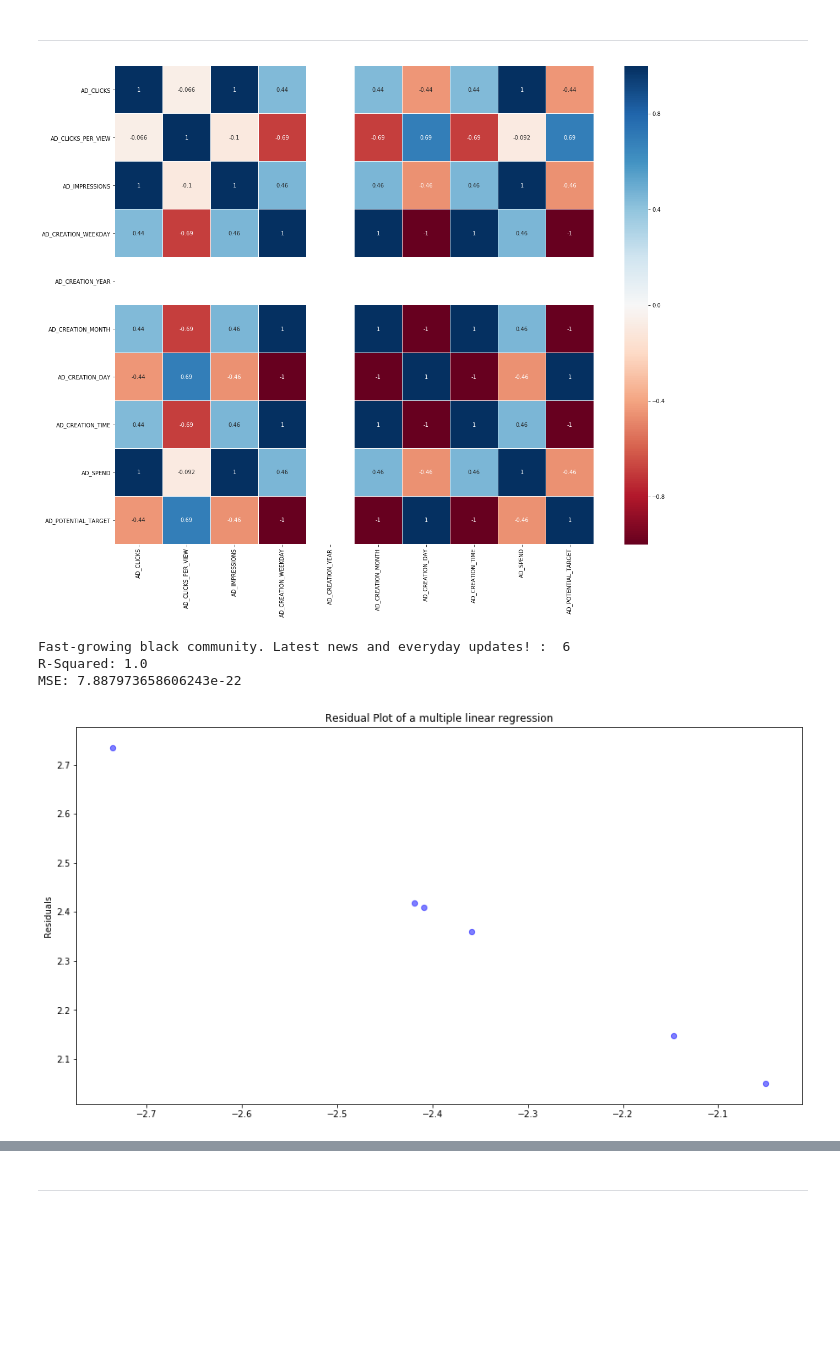
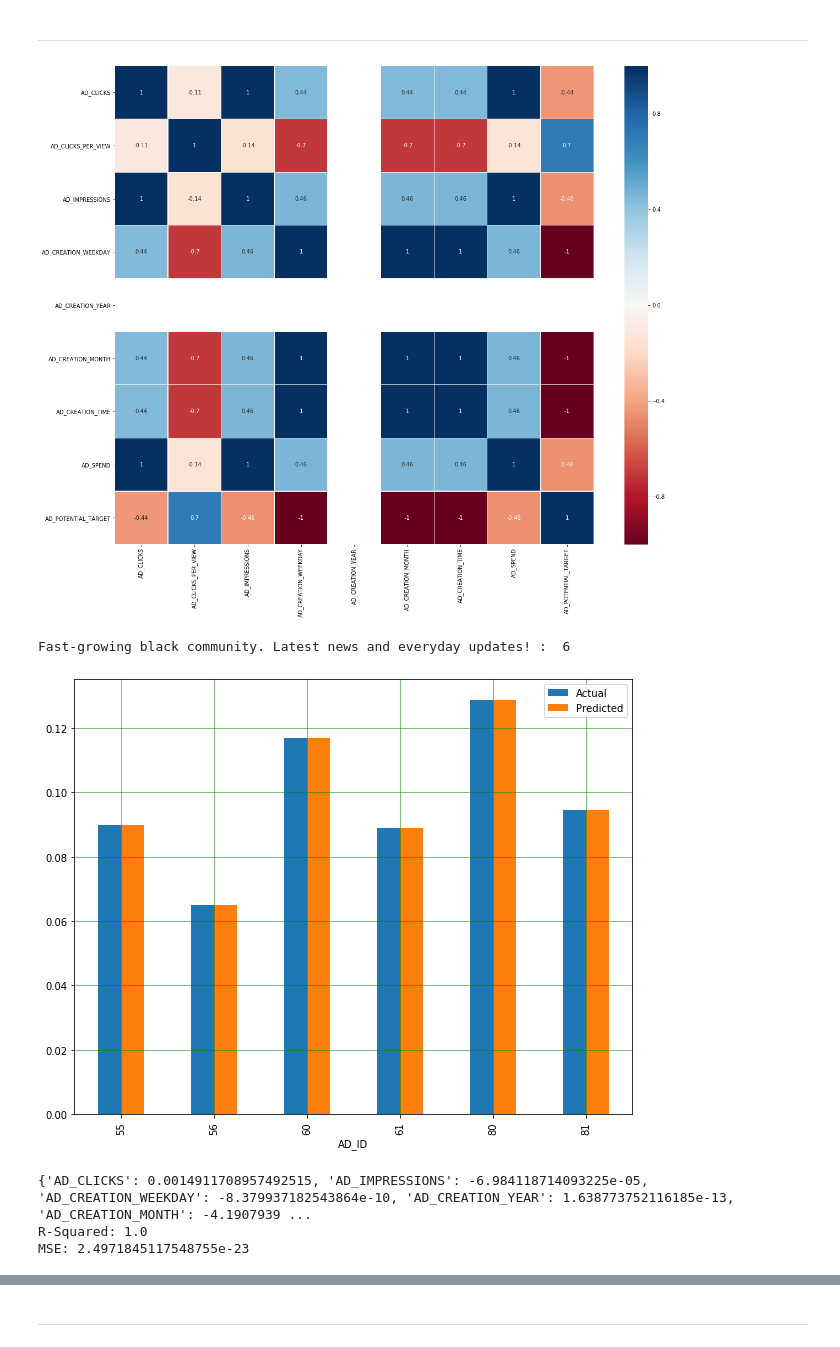
Before and after one commit to JulianJ1/IRA_Facebook_Ads, a Jupyter notebook: Scripts/duplicate_analysis_new.ipynb, the cells around one changed output, grey strips where cells are left out. Drawn from its saved outputs; the diff is of its cells as text; code cells hidden in the pictures; blank space fills up the shorter version.

```diff
--- a/Scripts/duplicate_analysis_new.ipynb
+++ b/Scripts/duplicate_analysis_new.ipynb
@@ -670,6 +867,6 @@ plt.show()
 # %%
-df = ira_data[(ira_data['Duplicate'] == True) & ira_data['AD_TEXT'].str.match('We speak for all fellow members of LGBT community across the nation.')][['AD_CLICKS', 'AD_CLICKS_PER_VIEW', 'AD_IMPRESSIONS', 'AD_CREATION_WEEKDAY','AD_CREATION_YEAR', 'AD_CREATION_MONTH','AD_CREATION_DAY','AD_CREATION_TIME', 'AD_SPEND', 'AD_POTENTIAL_TARGET']].dropna()
-X= df[['AD_CLICKS', 'AD_IMPRESSIONS', 'AD_CREATION_WEEKDAY','AD_CREATION_YEAR', 'AD_CREATION_MONTH','AD_CREATION_DAY','AD_CREATION_TIME', 'AD_SPEND', 'AD_POTENTIAL_TARGET']]
+df = ira_data[(ira_data['Duplicate'] == True) & ira_data['AD_TEXT'].str.match('We speak for all fellow members of LGBT community across the nation.')][['AD_CLICKS', 'AD_CLICKS_PER_VIEW', 'AD_IMPRESSIONS', 'AD_CREATION_WEEKDAY','AD_CREATION_YEAR', 'AD_CREATION_MONTH','AD_CREATION_TIME', 'AD_SPEND', 'AD_POTENTIAL_TARGET']].dropna()
+X= df[['AD_CLICKS', 'AD_IMPRESSIONS', 'AD_CREATION_WEEKDAY','AD_CREATION_YEAR', 'AD_CREATION_MONTH', 'AD_CREATION_TIME', 'AD_SPEND', 'AD_POTENTIAL_TARGET']]
 Y= df['AD_CLICKS_PER_VIEW']
 # %%
 reg = LinearRegression()
@@ -689,39 +886,57 @@ MSE: 0.005993763235242122
 # %% [markdown]
 ---------
 # %%
-df = ira_data[((ira_data['Duplicate'] == True) & ira_data['AD_IMPRESSIONS']>0) & ira_data['AD_CLICKS']>0][['AD_TEXT','AD_CLICKS', 'AD_CLICKS_PER_VIEW', 'AD_IMPRESSIONS', 'AD_CREATION_WEEKDAY','AD_CREATION_YEAR', 'AD_CREATION_MONTH','AD_CREATION_DAY','AD_CREATION_TIME', 'AD_SPEND', 'AD_POTENTIAL_TARGET']].dropna()
+df = ira_data[((ira_data['Duplicate'] == True) & ira_data['AD_IMPRESSIONS']>0) & ira_data['AD_CLICKS']>0][['AD_TEXT','AD_CLICKS', 'AD_CLICKS_PER_VIEW', 'AD_IMPRESSIONS', 'AD_CREATION_WEEKDAY','AD_CREATION_YEAR', 'AD_CREATION_MONTH','AD_CREATION_TIME', 'AD_CREATION_EPOCH_TIME', 'AD_SPEND', 'AD_POTENTIAL_TARGET']].dropna()
+std_dev = 3
+df = df[(np.abs(stats.zscore(df[['AD_CLICKS', 'AD_IMPRESSIONS', 'AD_CLICKS_PER_VIEW', 'AD_POTENTIAL_TARGET','AD_CREATION_WEEKDAY', 'AD_CREATION_EPOCH_TIME', 'AD_CREATION_YEAR', 'AD_CREATION_MONTH', 'AD_SPEND']])) < float(std_dev)).all(axis=1)]
+
 unique = df.groupby("AD_TEXT").filter(lambda x: len(x) >= 5)['AD_TEXT'].unique()
 
 i = 0
 for x in unique:
-    df_new = df[df['AD_TEXT'].str.match(x)][['AD_CLICKS', 'AD_CLICKS_PER_VIEW', 'AD_IMPRESSIONS', 'AD_CREATION_WEEKDAY','AD_CREATION_YEAR', 'AD_CREATION_MONTH','AD_CREATION_DAY','AD_CREATION_TIME', 'AD_SPEND', 'AD_POTENTIAL_TARGET']].dropna()
-    X= df_new[['AD_CLICKS', 'AD_IMPRESSIONS', 'AD_CREATION_WEEKDAY','AD_CREATION_YEAR', 'AD_CREATION_MONTH','AD_CREATION_DAY','AD_CREATION_TIME', 'AD_SPEND', 'AD_POTENTIAL_TARGET']]
+    df_new = df[df['AD_TEXT'].str.match(x)][['AD_CLICKS', 'AD_CLICKS_PER_VIEW', 'AD_IMPRESSIONS', 'AD_CREATION_WEEKDAY','AD_CREATION_YEAR', 'AD_CREATION_MONTH','AD_CREATION_TIME', 'AD_SPEND', 'AD_POTENTIAL_TARGET']].dropna()
+    X= df_new[['AD_CLICKS', 'AD_IMPRESSIONS', 'AD_CREATION_WEEKDAY','AD_CREATION_YEAR', 'AD_CREATION_MONTH','AD_CREATION_TIME', 'AD_SPEND', 'AD_POTENTIAL_TARGET']]
     Y= df_new['AD_CLICKS_PER_VIEW']
 
     ax=plt.figure(figsize=(20,16)).gca()
     sns.heatmap(df_new.corr(),ax=ax,linewidths=0.1,vmax=1.0,
             square=True, cmap=colormap, linecolor='white', annot=True);
 
     location = ''.join(['../Images/corrDuplicates_', str(i), '.png'])
     plt.savefig(r"%s" % str(location));
     plt.show()
 
     print(x, ': ', df[df['AD_TEXT'].str.match(x)]['AD_TEXT'].count())
     reg = LinearRegression()
     reg.fit(X, Y)
     y_pred = reg.predict(X)
+
+    df = pd.DataFrame({'Actual': Y, 'Predicted': y_pred})
+    df1 = df.head(25)
+
+    df1.plot(kind='bar',figsize=(10,8))
+    plt.grid(which='major', linestyle='-', linewidth='0.5', color='green')
+    plt.grid(which='minor', linestyle=':', linewidth='0.5', color='black')
+    plt.show()
+
+    coef_dict_elastic = {}
+    for coef, feat in zip(reg.coef_,X.columns):
+        coef_dict_elastic[feat] = coef
+    coef_dict_elastic
+    print(coef_dict_elastic)
     print('R-Squared:',r2_score(Y, y_pred))
     print('MSE:',mean_squared_error(Y, y_pred))
     plt.scatter(y_pred,  - Y, c='b', s=40, alpha=0.5)
     plt.title('Residual Plot of a multiple linear regression')
     plt.ylabel('Residuals')
     location = ''.join(['../Images/residualGraphDuplicates_', str(i), '.png'])
     plt.savefig(r"%s" % str(location));
     plt.show()
     i=i+1
 # %% [output]
-[figure, old version]
+[figure, new version]
 Fast-growing black community. Latest news and everyday updates! :  6
-R-Squared: 1.0
-MSE: 7.887973658606243e-22
-[figure, old version]
+[figure, new version]
+{'AD_CLICKS': 0.0014911708957492515, 'AD_IMPRESSIONS': -6.984118714093225e-05, 'AD_CREATION_WEEKDAY': -8.379937182543864e-10, 'AD_CREATION_YEAR': 1.638773752116185e-13, 'AD_CREATION_MONTH': -4.1907939 ...
+R-Squared: 1.0
+MSE: 2.4971845117548755e-23
```
Also changed, not shown: parts of 67 cells of this notebook, 28 other files.
